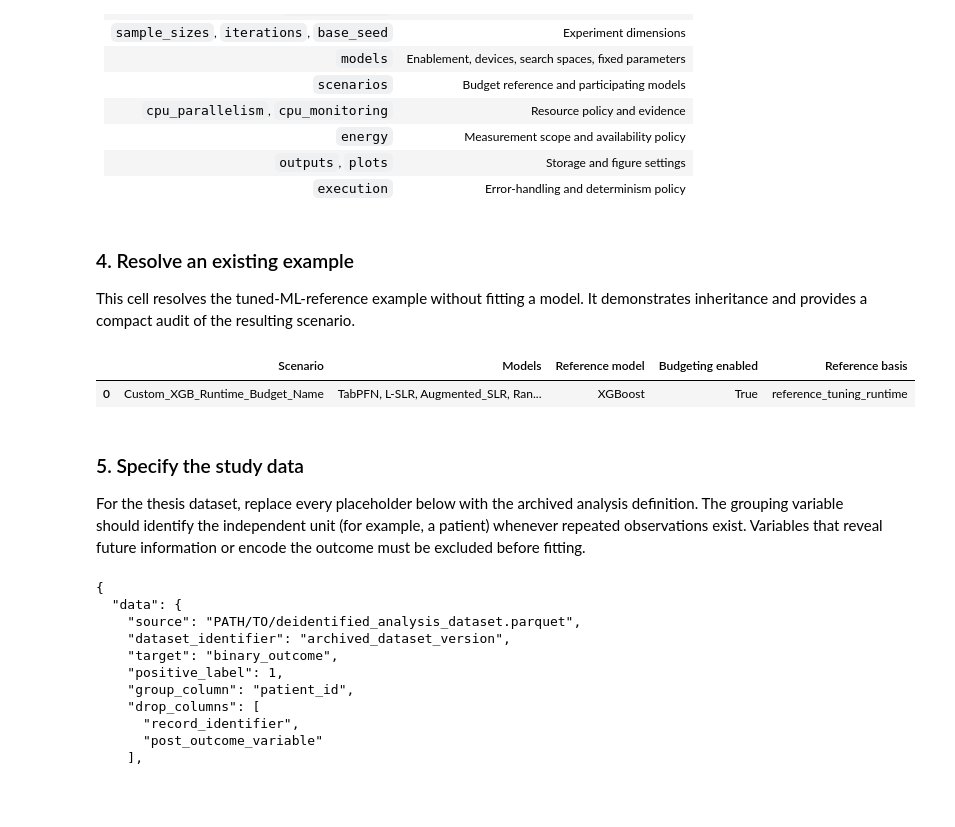
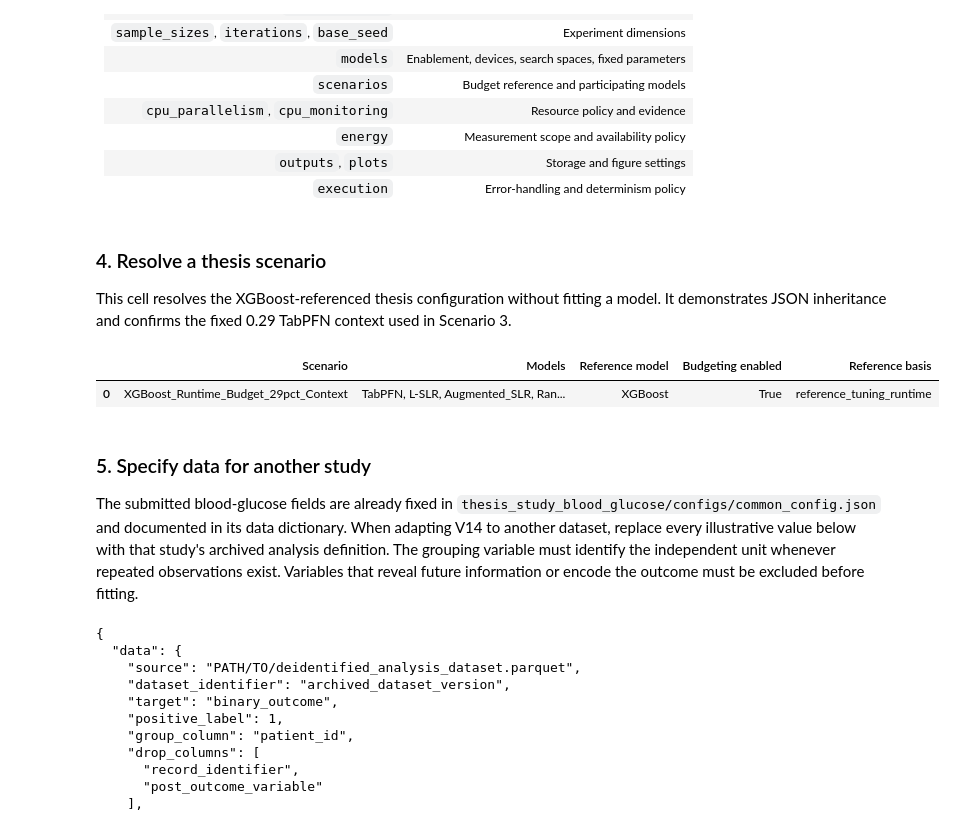
Before and after one commit to Sina-Khajehzadeh/Thesis-Pipeline, a Jupyter notebook: V14_Thesis_Pipeline_Reader_Guide.ipynb, the cells around one changed output. Drawn from its saved outputs; the diff is of its cells as text; code cells hidden in the pictures; blank space fills up the shorter version.

Commit message:
Improve thesis documentation and study reproducibility

```diff
--- a/V14_Thesis_Pipeline_Reader_Guide.ipynb
+++ b/V14_Thesis_Pipeline_Reader_Guide.ipynb
@@ -158,53 +164,58 @@ parent values. The resolved configuration is saved with the run.
 | `outputs`, `plots` | Storage and figure settings |
 | `execution` | Error-handling and determinism policy |
 # %% [markdown]
-### 4. Resolve an existing example
+### 4. Resolve a thesis scenario
 
-This cell resolves the tuned-ML-reference example without fitting a
-model. It demonstrates inheritance and provides a compact audit of the
-resulting scenario.
+This cell resolves the XGBoost-referenced thesis configuration without fitting
+a model. It demonstrates JSON inheritance and confirms the fixed 0.29 TabPFN
+context used in Scenario 3.
 # %%
-example_path = workspace / "configs" / "scenario_xgboost_budget.example.json"
+example_path = (
+    workspace
+    / "thesis_study_blood_glucose"
+    / "configs"
+    / "scenario_3_xgboost_fixed_029.json"
+)
 example_raw = pipeline.v14_load_config_with_extends(example_path)
-example_raw["experiment_name"] = "V14_Reader_Demonstration"
-example_raw.setdefault("outputs", {})["root"] = "./V14_Experiments"
 resolved_example = pipeline.v14_normalize_config(example_raw)
 
 scenario_rows = []
 for scenario_name in resolved_example["scenarios"]:
     scenario = pipeline.v14_resolve_scenario(
         resolved_example, scenario_name
     )
     reference_model = scenario.get("budget_reference_model")
     reference_is_tuned = bool(
         scenario["resolved_models"]
         .get(reference_model, {})
         .get("tuned_by_optuna", False)
     )
     scenario_rows.append(
         {
             "Scenario": scenario_name,
             "Models": ", ".join(scenario["enabled_models"]),
             "Reference model": reference_model,
             "Budgeting enabled": scenario["budgeting"]["enabled"],
             "Reference basis": (
                 "reference_tuning_runtime"
                 if reference_is_tuned
                 else "reference_execution_runtime"
             ),
         }
     )
 
 pd.DataFrame(scenario_rows)
 # %% [output]
 |  | Scenario | Models | Reference model | Budgeting enabled | Reference basis |
-| 0 | Custom_XGB_Runtime_Budget_Name | TabPFN, L-SLR, Augmented_SLR, Ran... | XGBoost | True | reference_tuning_runtime |
+| 0 | XGBoost_Runtime_Budget_29pct_Context | TabPFN, L-SLR, Augmented_SLR, Ran... | XGBoost | True | reference_tuning_runtime |
 # %% [markdown]
-### 5. Specify the study data
+### 5. Specify data for another study
 
-For the thesis dataset, replace every placeholder below with the
-archived analysis definition. The grouping variable should identify
-the independent unit (for example, a patient) whenever repeated
-observations exist. Variables that reveal future information or encode
-the outcome must be excluded before fitting.
+The submitted blood-glucose fields are already fixed in
+`thesis_study_blood_glucose/configs/common_config.json` and documented in its
+data dictionary. When adapting V14 to another dataset, replace every
+illustrative value below with that study's archived analysis definition. The
+grouping variable must identify the independent unit whenever repeated
+observations exist. Variables that reveal future information or encode the
+outcome must be excluded before fitting.
 # %%
```
Also changed, not shown: parts of 6 cells of this notebook, 13 other files.
